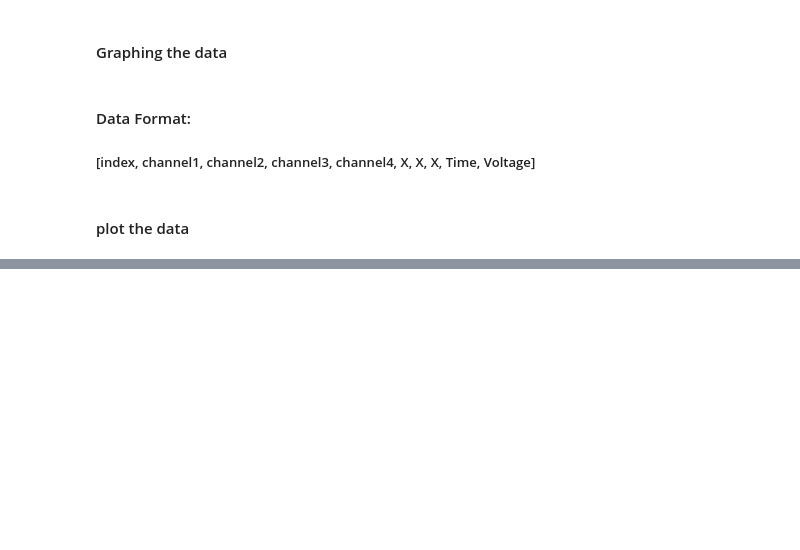
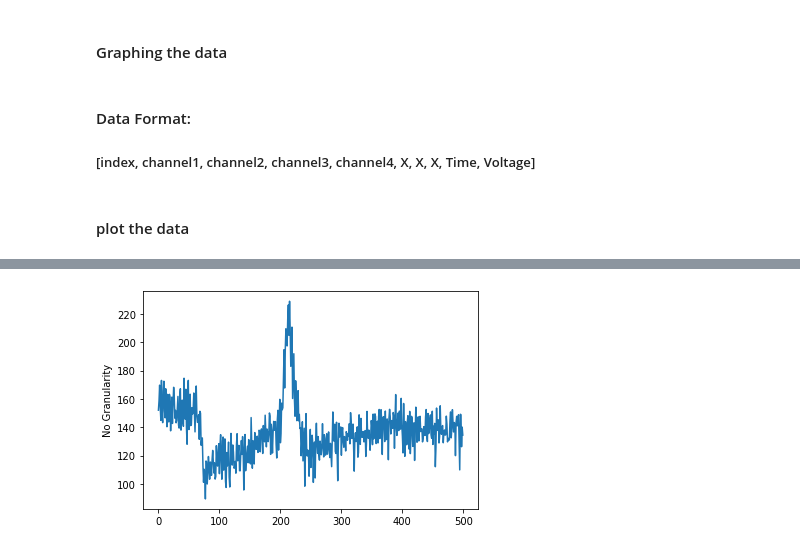
Before and after one commit to neurotech-uiuc/SoftwareProject, a Jupyter notebook: ReadData.ipynb, the cells around one changed output, grey strips where cells are left out. Saved outputs shown, nothing was run; the diff lists cells and outputs as text; code cells hidden in the pictures; blank space fills up the shorter version.

Commit message:
plot channel 0

```diff
--- a/ReadData.ipynb
+++ b/ReadData.ipynb
@@ -27,7 +27,7 @@ for line in open(singleBlinkLoc, 'r').readlines():
         singleBlinkRaw.append(line.strip().split(','))
     else:
         count += 1
-singleBlinkRaw = np.array(singleBlinkRaw)
+singleBlinkRaw = np.char.strip(np.array(singleBlinkRaw))
 
 # with open(singlBlinkLoc) as f:
 #     singleBlinkRaw = np.array(f.read().splitlines()[dataStartLine:])
@@ -43,7 +54,7 @@ array(['0', ' 152.06', ' -265.02', ' 82.15', ' 10.12', ' 0.000', ' 0.000',
 ##### [index, channel1, channel2, channel3, channel4, X, X, X, Time, Voltage]
 # %%
 # getting just the data channels recorded
-singleBlinkChannels = np.char.strip(singleBlinkRaw[:, 1:5])
-singleBlinkTime = np.char.strip(singleBlinkRaw[:, 8:9])
+singleBlinkChannels = singleBlinkRaw[:, 1:5]
+singleBlinkTime = singleBlinkRaw[:, 8:9]
 # %% [markdown]
 #### plot the data
@@ -51,0 +87,8 @@ singleBli
+# %%
+granularity = 1
+data = singleBlinkChannels[:,0][:500:granularity]
+plt.plot(np.arange(len(data)), data.astype(float))
+plt.ylabel('No Granularity')
+plt.show()
+# %% [output]
+[figure, added]
```
Also changed, not shown: parts of 10 cells of this notebook.
